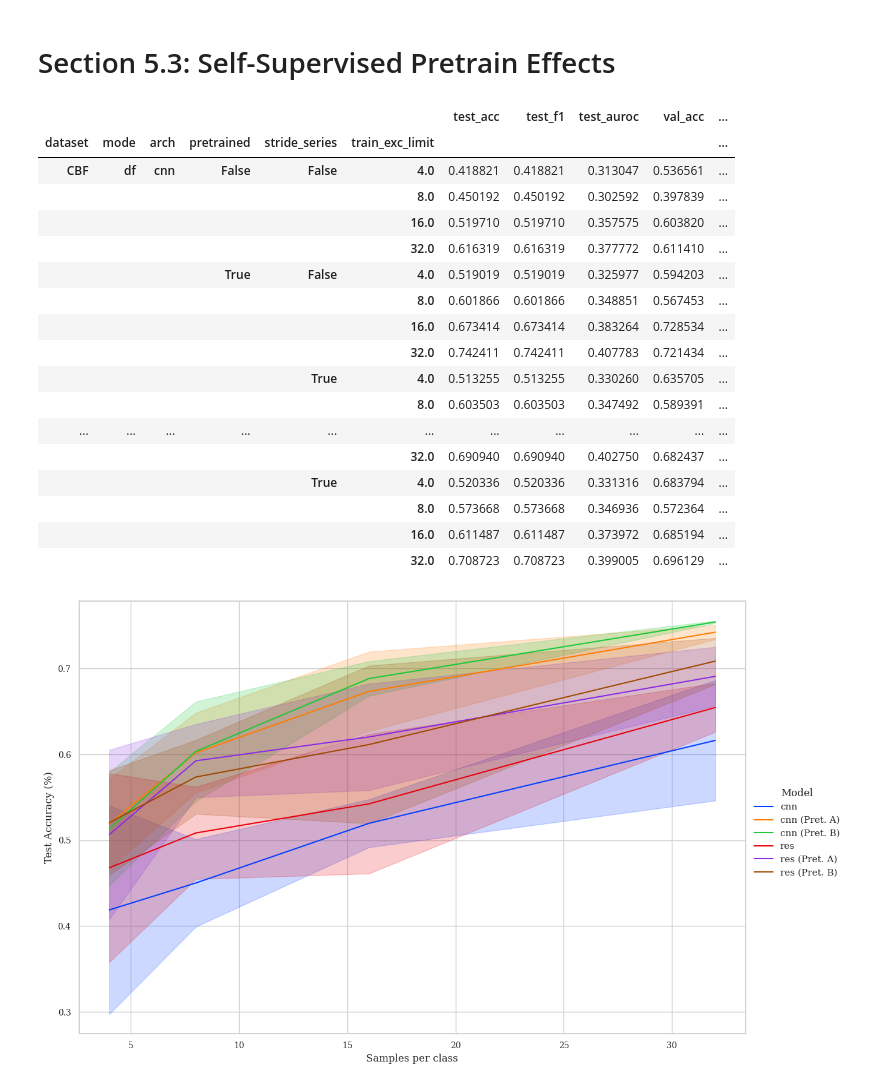
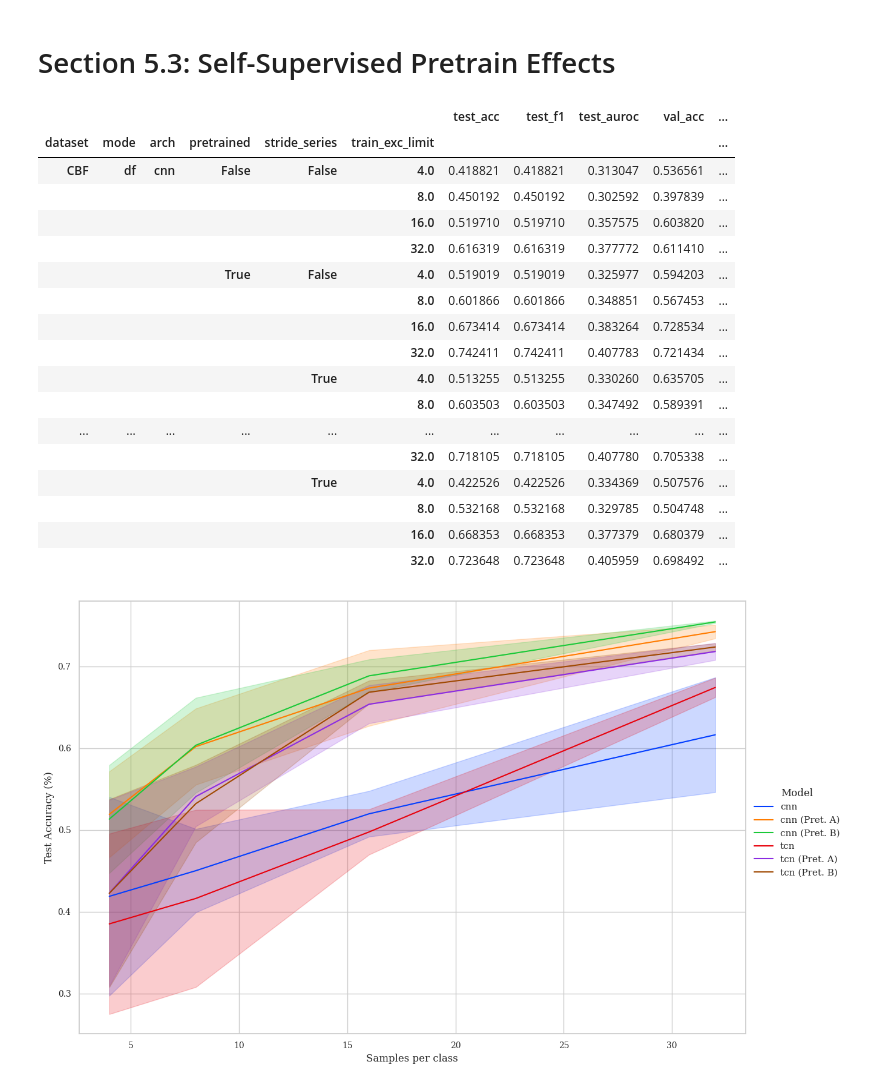
Before and after one commit to mbisan/s3ts, a Jupyter notebook: figures.ipynb, the cells around one changed output. Drawn from its saved outputs; the diff is of its cells as text; code cells hidden in the pictures.

```diff
--- a/figures.ipynb
+++ b/figures.ipynb
@@ -215,6 +218,7 @@ data = data[data["window_time_stride"] == 7]
 data = data[data["window_patt_stride"] == 1]
 
 data = data[data["dataset"] == "CBF"]
+data = data[data["arch"].isin(["cnn", "tcn"])]
 # %%
 data.groupby(["dataset", "mode", "arch", "pretrained", "stride_series", 'train_exc_limit'])[cols].mean()
 # %% [output]
@@ -231,29 +235,29 @@ data.groupby(["dataset", "mode", "arch", "pretrained", "stride_series", 'train_e
 |  |  |  |  | True | 4.0 | 0.513255 | 0.513255 | 0.330260 | 0.635705 | ... |
 |  |  |  |  |  | 8.0 | 0.603503 | 0.603503 | 0.347492 | 0.589391 | ... |
 | ... | ... | ... | ... | ... | ... | ... | ... | ... | ... | ... |
-|  |  |  |  |  | 32.0 | 0.690940 | 0.690940 | 0.402750 | 0.682437 | ... |
-|  |  |  |  | True | 4.0 | 0.520336 | 0.520336 | 0.331316 | 0.683794 | ... |
-|  |  |  |  |  | 8.0 | 0.573668 | 0.573668 | 0.346936 | 0.572364 | ... |
-|  |  |  |  |  | 16.0 | 0.611487 | 0.611487 | 0.373972 | 0.685194 | ... |
-|  |  |  |  |  | 32.0 | 0.708723 | 0.708723 | 0.399005 | 0.696129 | ... |
+|  |  |  |  |  | 32.0 | 0.718105 | 0.718105 | 0.407780 | 0.705338 | ... |
+|  |  |  |  | True | 4.0 | 0.422526 | 0.422526 | 0.334369 | 0.507576 | ... |
+|  |  |  |  |  | 8.0 | 0.532168 | 0.532168 | 0.329785 | 0.504748 | ... |
+|  |  |  |  |  | 16.0 | 0.668353 | 0.668353 | 0.377379 | 0.680379 | ... |
+|  |  |  |  |  | 32.0 | 0.723648 | 0.723648 | 0.405959 | 0.698492 | ... |
 # %%
 # Generate a plot
 data["Model"] = data["arch"] + " " + data["pretrained"].replace({True: "(Pret. ", False: ""}) + data["stride_series"].replace({True: "B)", False: "A)"})
-data["Model"].replace({"cnn A)": "cnn", "res A)": "res"}, inplace=True)
+data["Model"].replace({"cnn A)": "cnn", "res A)": "res", "tcn A)": "tcn"}, inplace=True)
 data.sort_values(['Model'], inplace=True)
 
 sns.set_theme()
 sns.set_style("whitegrid")
 plt.rc('font', family='serif')
 plt.rc('xtick', labelsize='small')
 plt.rc('ytick', labelsize='small')
 
 g = sns.relplot(data=data, x="train_exc_limit", y="test_acc", hue='Model', kind="line", palette="bright",
                 height=8, aspect=1.5, legend=True, facet_kws={"despine": False})
 
 g.set_ylabels("Test Accuracy (%)")
 g.set_xlabels("Samples per class");
 
 g.savefig("figures/pretrain.pdf", bbox_inches='tight')
 # %% [output]
-[figure, old version]
+[figure, new version]
```
Also changed, not shown: parts of 9 cells of this notebook, 21 other files.
